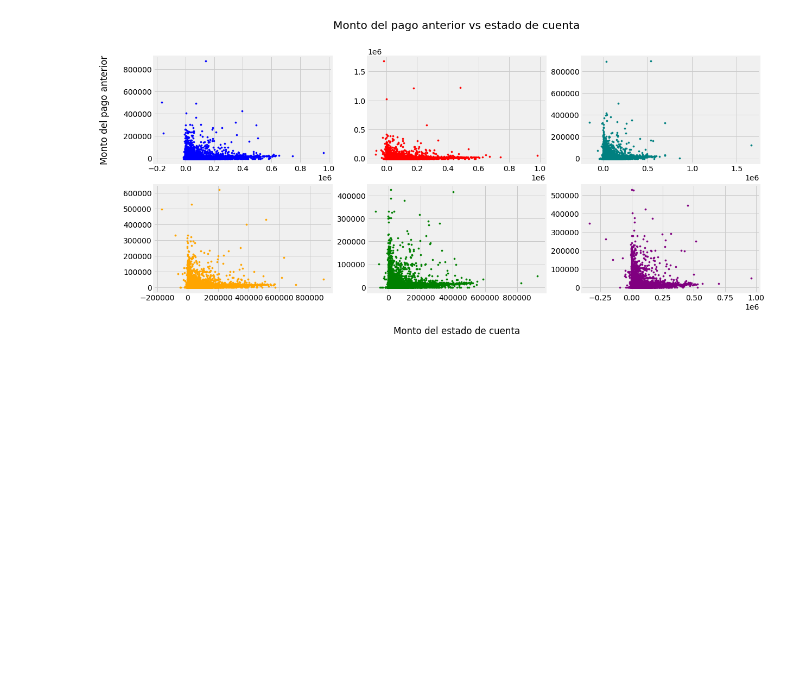
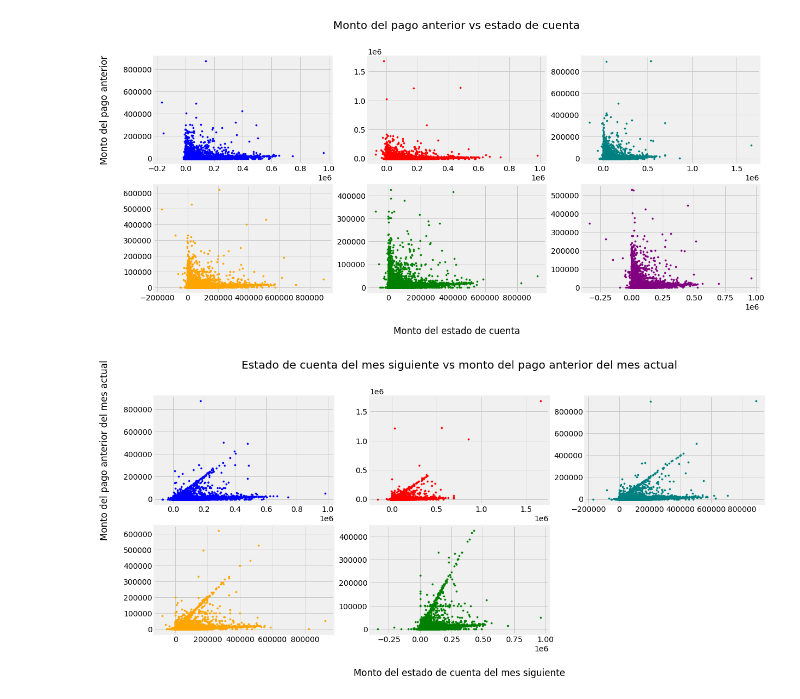
Before and after one commit to JavierTallarin/proyecto-CreditoBancario-Ciencia-De-Datos, a Jupyter notebook: proyecto t1.ipynb, the cells around one changed output. Saved outputs shown, nothing was run; the diff lists cells and outputs as text; code cells hidden in the pictures; blank space fills up the shorter version.

```diff
--- a/proyecto t1.ipynb
+++ b/proyecto t1.ipynb
@@ -304,3 +304,27 @@ with plt.style.context('fivethirtyeight'):
   plt.show()
 # %% [output]
 [figure]
+# %%
+plt.figure(figsize=(20,8))
+with plt.style.context('fivethirtyeight'):
+  plt.subplot(231)
+  plt.ylabel('Monto del pago anterior del mes actual\n')
+  plt.scatter(df.BILL_AMT2,df.PAY_AMT1, color="blue" , s=10)
+
+  plt.subplot(232)
+  plt.title('Estado de cuenta del mes siguiente vs monto del pago anterior del mes actual\n\n')
+  plt.scatter(df.BILL_AMT3,df.PAY_AMT2, color="red" , s=10)
+
+  plt.subplot(233)
+  plt.scatter(df.BILL_AMT4,df.PAY_AMT3, color="teal" , s=10)
+
+  plt.subplot(234)
+  plt.scatter(df.BILL_AMT5,df.PAY_AMT4, color="orange", s=10 )
+
+  plt.subplot(235)
+  plt.xlabel('\n\nMonto del estado de cuenta del mes siguiente')
+  plt.scatter(df.BILL_AMT6,df.PAY_AMT5, color="green", s=10 )
+
+  plt.show()
+# %% [output]
+[figure, added]
```
